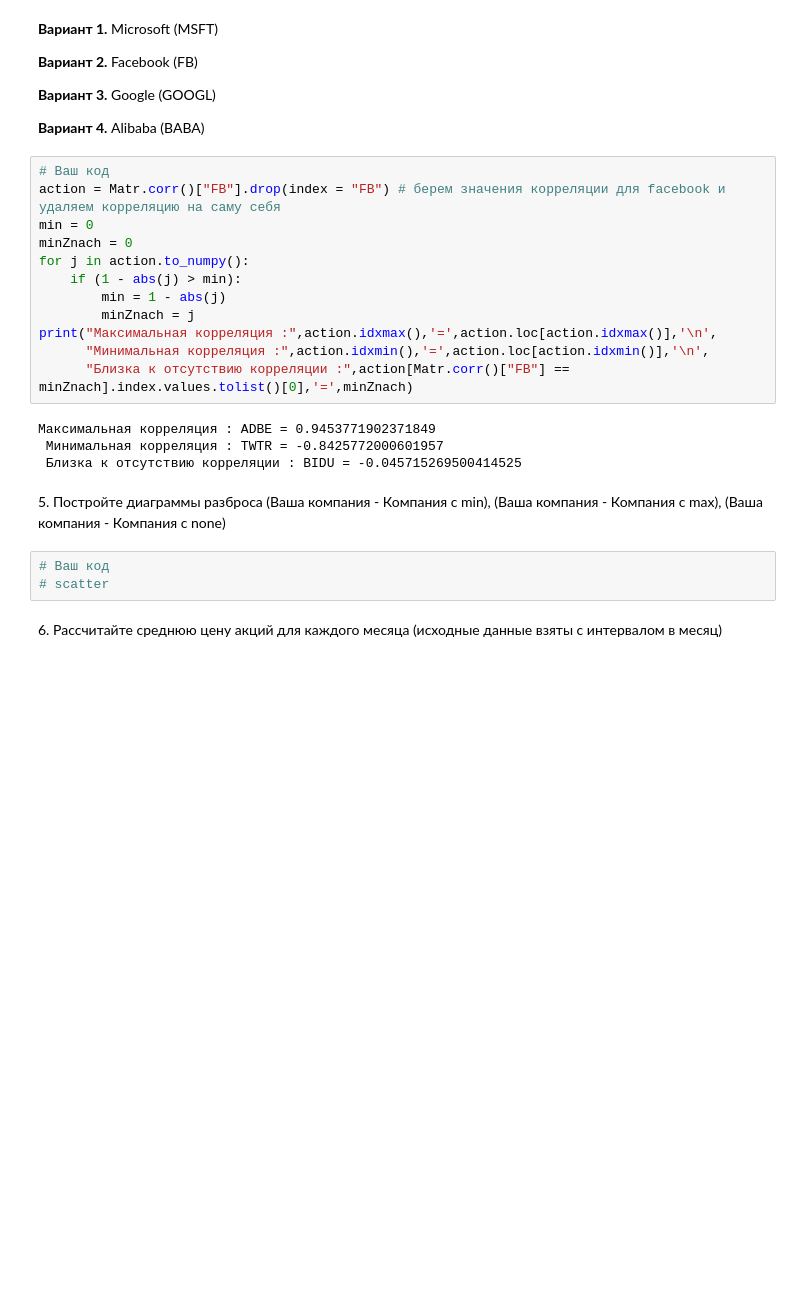
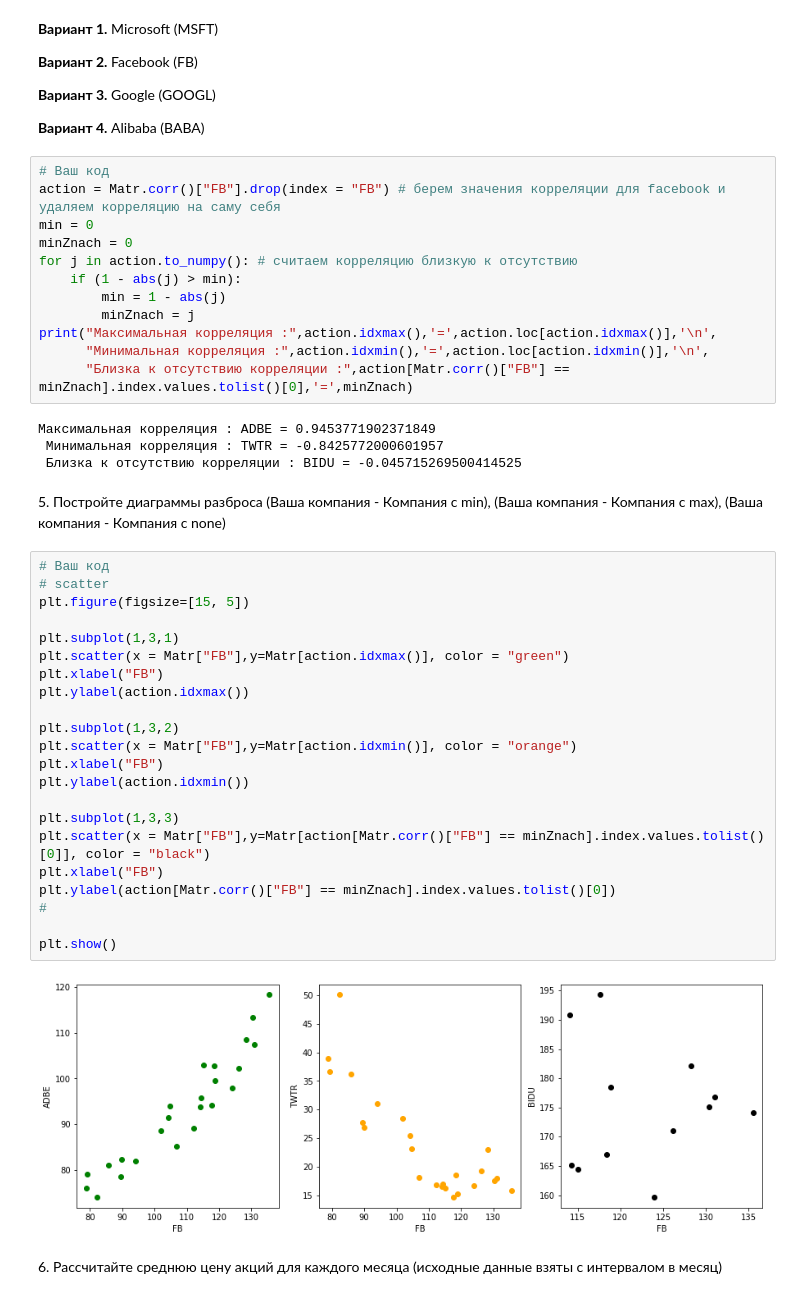
Before and after one commit to Usoshin/MLMeth, a Jupyter notebook: notebooks/A1_Descriptive_Analysis.ipynb, the cells around one changed output. Saved outputs shown, nothing was run; the diff lists cells and outputs as text; blank space fills up the shorter version.

```diff
--- a/notebooks/A1_Descriptive_Analysis.ipynb
+++ b/notebooks/A1_Descriptive_Analysis.ipynb
@@ -379,7 +378,7 @@ plt.show()
 action = Matr.corr()["FB"].drop(index = "FB") # берем значения корреляции для facebook и удаляем корреляцию на саму себя
 min = 0
 minZnach = 0
-for j in action.to_numpy():
+for j in action.to_numpy(): # считаем корреляцию близкую к отсутствию
     if (1 - abs(j) > min):
         min = 1 - abs(j)
         minZnach = j
@@ -392,9 +391,30 @@ print("Максимальная корреляция :",action.idxmax(),'=',acti
  Близка к отсутствию корреляции : BIDU = -0.045715269500414525
 # %% [markdown]
 <p>5. Постройте диаграммы разброса (Ваша компания - Компания с min), (Ваша компания - Компания с max), (Ваша компания - Компания с none)</p>
-# %%
-# Ваш код
-# scatter
+# %%
+# Ваш код
+# scatter
+plt.figure(figsize=[15, 5])
+
+plt.subplot(1,3,1)
+plt.scatter(x = Matr["FB"],y=Matr[action.idxmax()], color = "green")
+plt.xlabel("FB")
+plt.ylabel(action.idxmax())
+
+plt.subplot(1,3,2)
+plt.scatter(x = Matr["FB"],y=Matr[action.idxmin()], color = "orange")
+plt.xlabel("FB")
+plt.ylabel(action.idxmin())
+
+plt.subplot(1,3,3)
+plt.scatter(x = Matr["FB"],y=Matr[action[Matr.corr()["FB"] == minZnach].index.values.tolist()[0]], color = "black")
+plt.xlabel("FB")
+plt.ylabel(action[Matr.corr()["FB"] == minZnach].index.values.tolist()[0])
+#
+
+plt.show()
+# %% [output]
+[figure, added]
 # %% [markdown]
 <p>6. Рассчитайте среднюю цену акций для каждого месяца (исходные данные взяты с интервалом в месяц)</p>
 # %%
```
Also changed, not shown: parts of 4 cells of this notebook.
